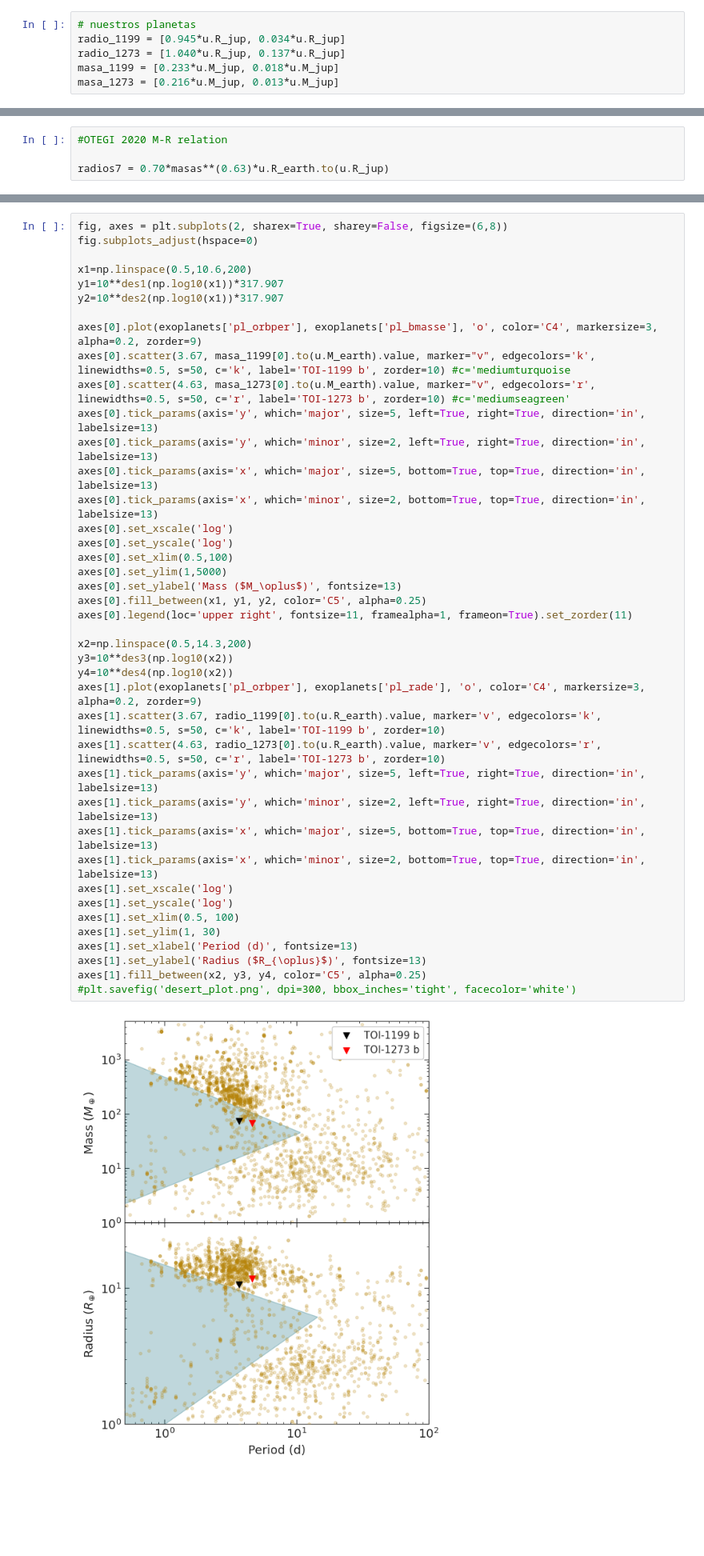
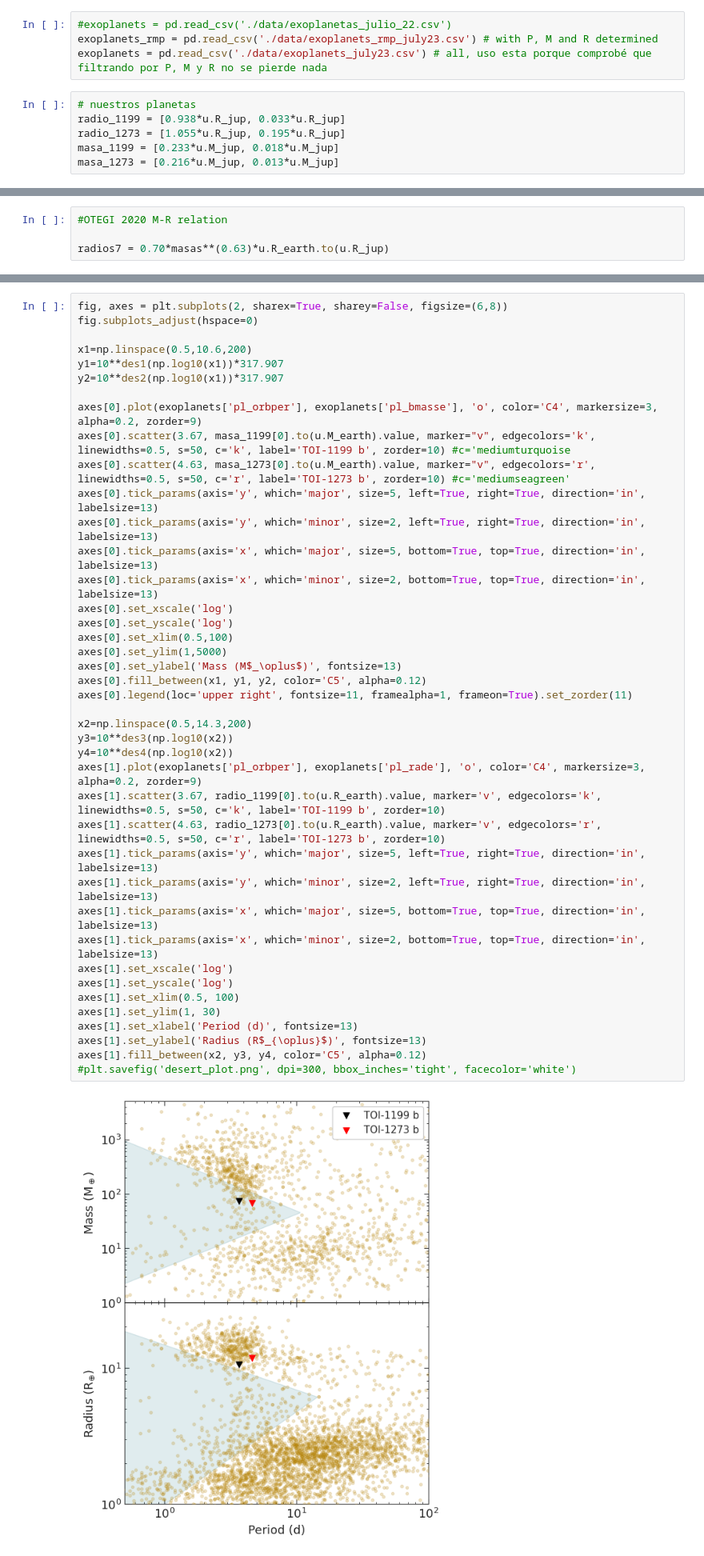
Before and after one commit to juanserrano90/toi1199-1273, a Jupyter notebook: figuras_caracterizacion.ipynb, the cells around one changed output, grey strips where cells are left out. Shown at 80% size. Cells and saved outputs as stored; diff of their text form; blank space fills up the shorter version.

```diff
--- a/figuras_caracterizacion.ipynb
+++ b/figuras_caracterizacion.ipynb
@@ -19,6 +17,10 @@ exoplanets = pd.read_csv('./data/exoplanetas_julio_22.csv')
+# %%
+#exoplanets = pd.read_csv('./data/exoplanetas_julio_22.csv')
+exoplanets_rmp = pd.read_csv('./data/exoplanets_rmp_july23.csv') # with P, M and R determined
+exoplanets = pd.read_csv('./data/exoplanets_july23.csv') # all, uso esta porque comprobé que filtrando por P, M y R no se pierde nada
 # %%
 # nuestros planetas
-radio_1199 = [0.945*u.R_jup, 0.034*u.R_jup]
-radio_1273 = [1.040*u.R_jup, 0.137*u.R_jup]
+radio_1199 = [0.938*u.R_jup, 0.033*u.R_jup]
+radio_1273 = [1.055*u.R_jup, 0.195*u.R_jup]
 masa_1199 = [0.233*u.M_jup, 0.018*u.M_jup]
 masa_1273 = [0.216*u.M_jup, 0.013*u.M_jup]
@@ -145,35 +168,35 @@ y2=10**des2(np.log10(x1))*317.907
 axes[0].plot(exoplanets['pl_orbper'], exoplanets['pl_bmasse'], 'o', color='C4', markersize=3, alpha=0.2, zorder=9)
 axes[0].scatter(3.67, masa_1199[0].to(u.M_earth).value, marker="v", edgecolors='k', linewidths=0.5, s=50, c='k', label='TOI-1199 b', zorder=10) #c='mediumturquoise
 axes[0].scatter(4.63, masa_1273[0].to(u.M_earth).value, marker="v", edgecolors='r', linewidths=0.5, s=50, c='r', label='TOI-1273 b', zorder=10) #c='mediumseagreen'
 axes[0].tick_params(axis='y', which='major', size=5, left=True, right=True, direction='in', labelsize=13)
 axes[0].tick_params(axis='y', which='minor', size=2, left=True, right=True, direction='in', labelsize=13)
 axes[0].tick_params(axis='x', which='major', size=5, bottom=True, top=True, direction='in', labelsize=13)
 axes[0].tick_params(axis='x', which='minor', size=2, bottom=True, top=True, direction='in', labelsize=13)
 axes[0].set_xscale('log')
 axes[0].set_yscale('log')
 axes[0].set_xlim(0.5,100)
 axes[0].set_ylim(1,5000)
-axes[0].set_ylabel('Mass ($M_\oplus$)', fontsize=13)
-axes[0].fill_between(x1, y1, y2, color='C5', alpha=0.25)
+axes[0].set_ylabel('Mass (M$_\oplus$)', fontsize=13)
+axes[0].fill_between(x1, y1, y2, color='C5', alpha=0.12)
 axes[0].legend(loc='upper right', fontsize=11, framealpha=1, frameon=True).set_zorder(11)
 
 x2=np.linspace(0.5,14.3,200)
 y3=10**des3(np.log10(x2))
 y4=10**des4(np.log10(x2))
 axes[1].plot(exoplanets['pl_orbper'], exoplanets['pl_rade'], 'o', color='C4', markersize=3, alpha=0.2, zorder=9)
 axes[1].scatter(3.67, radio_1199[0].to(u.R_earth).value, marker='v', edgecolors='k', linewidths=0.5, s=50, c='k', label='TOI-1199 b', zorder=10)
 axes[1].scatter(4.63, radio_1273[0].to(u.R_earth).value, marker='v', edgecolors='r', linewidths=0.5, s=50, c='r', label='TOI-1273 b', zorder=10)
 axes[1].tick_params(axis='y', which='major', size=5, left=True, right=True, direction='in', labelsize=13)
 axes[1].tick_params(axis='y', which='minor', size=2, left=True, right=True, direction='in', labelsize=13)
 axes[1].tick_params(axis='x', which='major', size=5, bottom=True, top=True, direction='in', labelsize=13)
 axes[1].tick_params(axis='x', which='minor', size=2, bottom=True, top=True, direction='in', labelsize=13)
 axes[1].set_xscale('log')
 axes[1].set_yscale('log')
 axes[1].set_xlim(0.5, 100)
 axes[1].set_ylim(1, 30)
 axes[1].set_xlabel('Period (d)', fontsize=13)
-axes[1].set_ylabel('Radius ($R_{\oplus}$)', fontsize=13)
-axes[1].fill_between(x2, y3, y4, color='C5', alpha=0.25)
+axes[1].set_ylabel('Radius (R$_{\oplus}$)', fontsize=13)
+axes[1].fill_between(x2, y3, y4, color='C5', alpha=0.12)
 #plt.savefig('desert_plot.png', dpi=300, bbox_inches='tight', facecolor='white')
 # %% [output]
-[figure, old version]
+[figure, new version]
```
Also changed, not shown: parts of 29 cells of this notebook, 11 other files.
